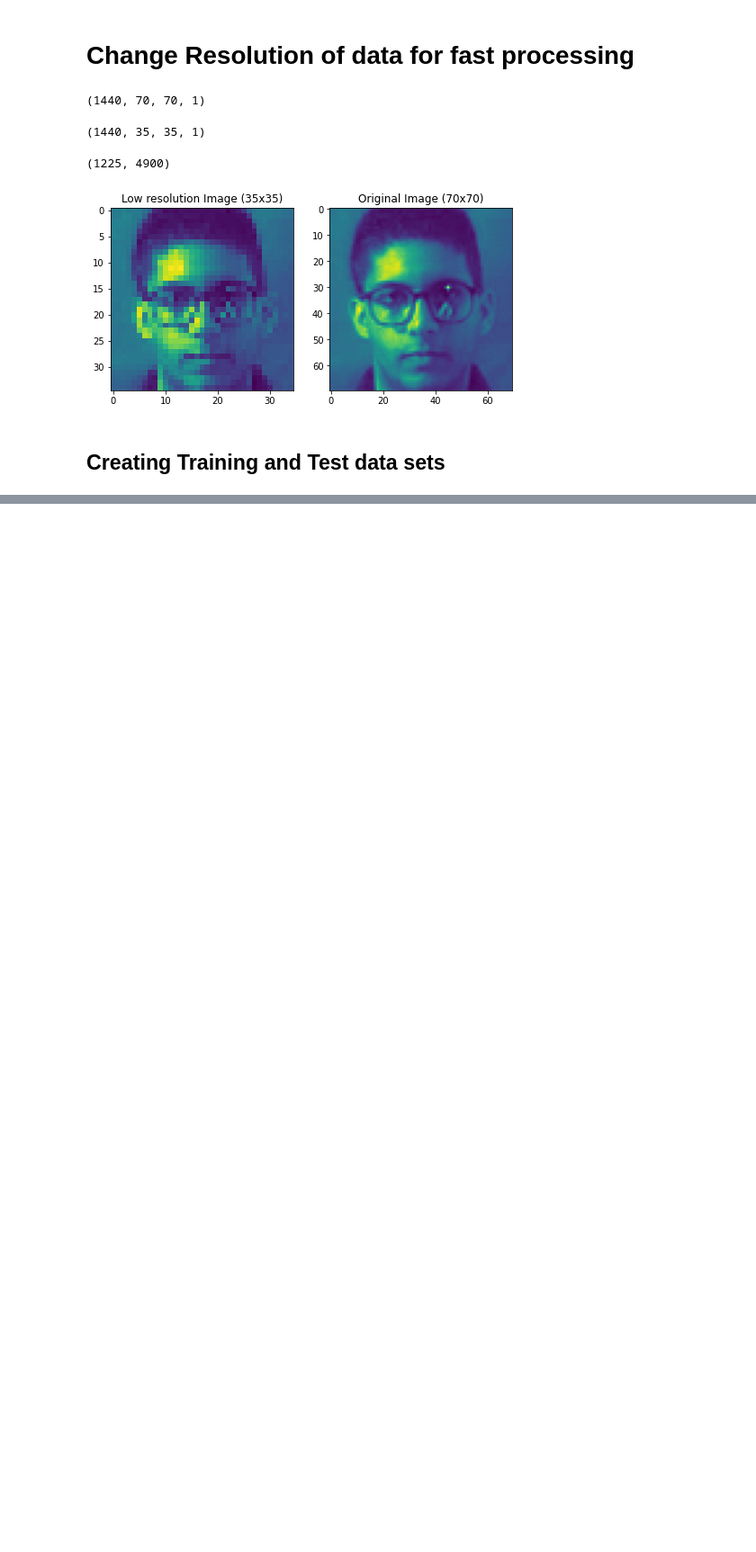
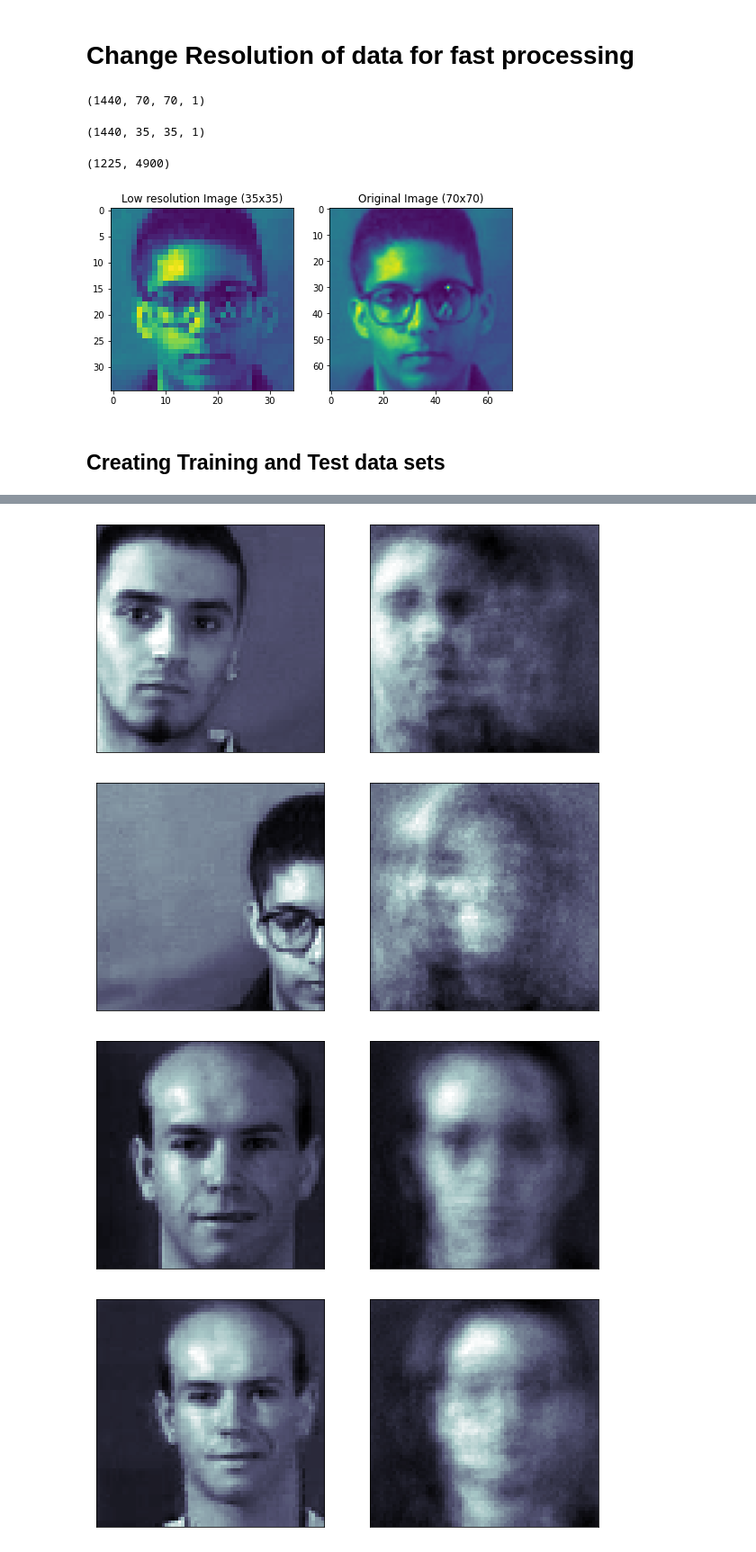
Before and after one commit to skumarudel/DSPS_SKumar, a Jupyter notebook: HW10/AutoEncoders_OnFaces.ipynb, the cells around one changed output, grey strips where cells are left out. Shown at 90% size. Saved outputs shown, nothing was run; the diff lists cells and outputs as text; code cells hidden in the pictures; blank space fills up the shorter version.

```diff
--- a/HW10/AutoEncoders_OnFaces.ipynb
+++ b/HW10/AutoEncoders_OnFaces.ipynb
@@ -150,0 +215,21 @@ X_tr.shape, X_te.shape, y_tr.shape, y_te.shape
+# %%
+output_image = model_face.predict(X_te)
+# %%
+def compareinout(i, outim, testimg, initialshape=(int(np.sqrt(X_tr.shape[1])), int(np.sqrt(X_tr.shape[1])))):
+  fig = plt.figure(figsize=(10,5))
+  ax = fig.add_subplot(121)
+  ax.imshow(testimg[i].reshape(initialshape) , cmap="bone")
+  ax.get_xaxis().set_visible(False)
+  ax.get_yaxis().set_visible(False)
+  ax = fig.add_subplot(122)
+  ax.imshow(outim[i].reshape(initialshape) , cmap="bone")
+  ax.get_xaxis().set_visible(False)
+  ax.get_yaxis().set_visible(False)
+# %%
+for i in range(10):
+  compareinout(i, output_image, X_te)
+# %% [output]
+[figure, added]
+[figure, added]
+[figure, added]
+[figure, added]
```
Also changed, not shown: parts of 12 cells of this notebook.
